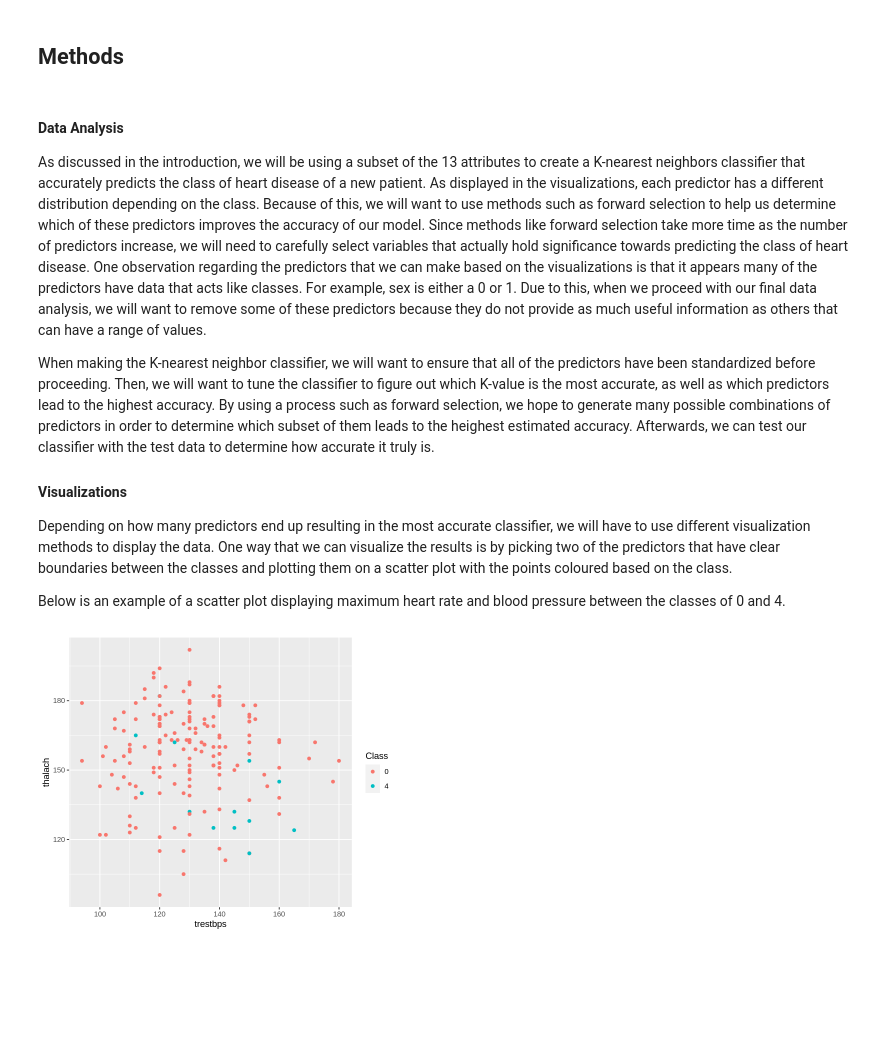
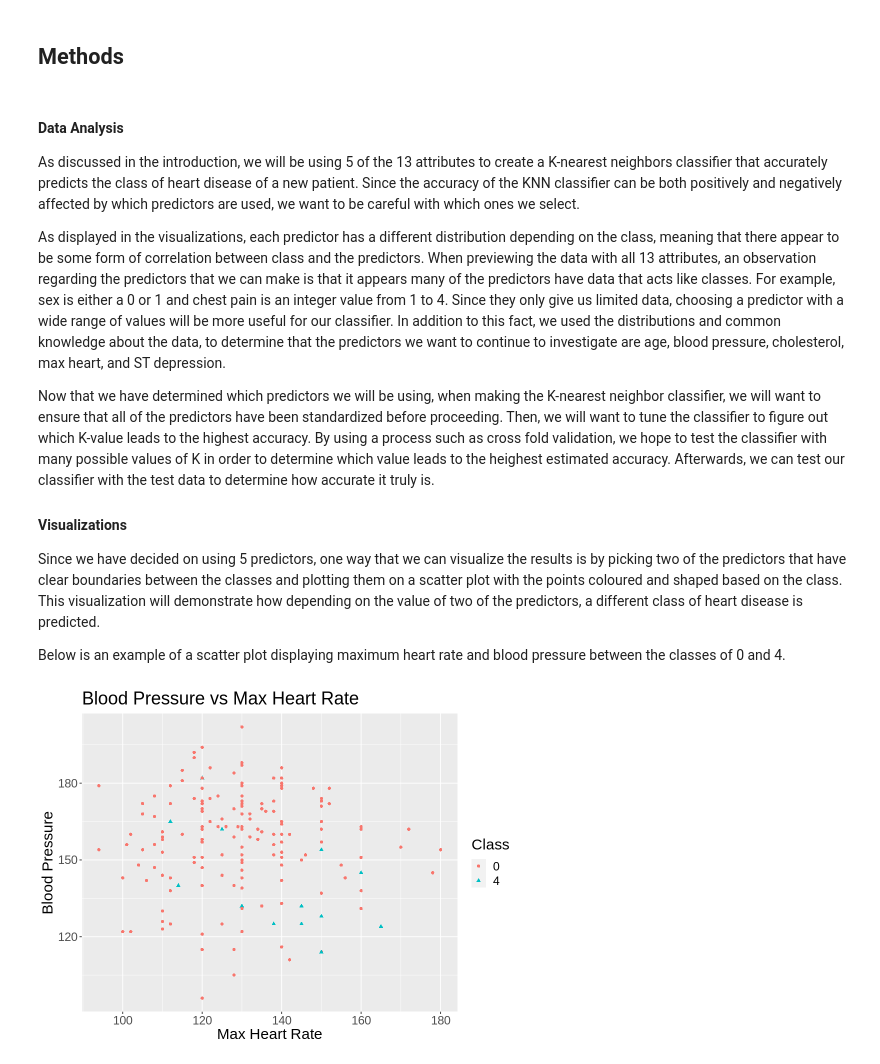
Before and after one commit to jamiema1/Predicting-Heart-Disease-with-KNN-Algorithm, a Jupyter notebook: heart_disease_data.ipynb, the cells around one changed output. Saved outputs shown, nothing was run; the diff lists cells and outputs as text; code cells hidden in the pictures; blank space fills up the shorter version.

```diff
--- a/heart_disease_data.ipynb
+++ b/heart_disease_data.ipynb
@@ -89,6 +106,8 @@ Since the columns are separated by commas, we used `read_csv` to read the file f
 colnames(heart_data) <- c("age", "sex", "cp", "trestbps", "chol", "fbs", "restecg", "thalach", "exang", "oldpeak",
                           "slope", "ca", "thal", "Class")
 
+heart_data <- select(heart_data, age, trestbps, chol, thalach, oldpeak, Class)
+
 #outputs the first 6 rows of the data frame
 head(heart_data)
 # %% [output]
@@ -259,19 +228,24 @@ For our visualizations, we decided to create a histogram for each predictor disp
 ## Methods
 # %% [markdown]
 #### Data Analysis
-As discussed in the introduction, we will be using a subset of the 13 attributes to create a K-nearest neighbors classifier that accurately predicts the class of heart disease of a new patient. As displayed in the visualizations, each predictor has a different distribution depending on the class. Because of this, we will want to use methods such as forward selection to help us determine which of these predictors improves the accuracy of our model. Since methods like forward selection take more time as the number of predictors increase, we will need to carefully select variables that actually hold significance towards predicting the class of heart disease. One observation regarding the predictors that we can make based on the visualizations is that it appears many of the predictors have data that acts like classes. For example, sex is either a 0 or 1. Due to this, when we proceed with our final data analysis, we will want to remove some of these predictors because they do not provide as much useful information as others that can have a range of values.
+As discussed in the introduction, we will be using 5 of the 13 attributes to create a K-nearest neighbors classifier that accurately predicts the class of heart disease of a new patient. Since the accuracy of the KNN classifier can be both positively and negatively affected by which predictors are used, we want to be careful with which ones we select.
 
-When making the K-nearest neighbor classifier, we will want to ensure that all of the predictors have been standardized before proceeding. Then, we will want to tune the classifier to figure out which K-value is the most accurate, as well as which predictors lead to the highest accuracy. By using a process such as forward selection, we hope to generate many possible combinations of predictors in order to determine which subset of them leads to the heighest estimated accuracy. Afterwards, we can test our classifier with the test data to determine how accurate it truly is.
+As displayed in the visualizations, each predictor has a different distribution depending on the class, meaning that there appear to be some form of correlation between class and the predictors. When previewing the data with all 13 attributes, an observation regarding the predictors that we can make is that it appears many of the predictors have data that acts like classes. For example, sex is either a 0 or 1 and chest pain is an integer value from 1 to 4. Since they only give us limited data, choosing a predictor with a wide range of values will be more useful for our classifier. In addition to this fact, we used the distributions and common knowledge about the data, to determine that the predictors we want to continue to investigate are age, blood pressure, cholesterol, max heart, and ST depression.
+
+Now that we have determined which predictors we will be using, when making the K-nearest neighbor classifier, we will want to ensure that all of the predictors have been standardized before proceeding. Then, we will want to tune the classifier to figure out which K-value leads to the highest accuracy. By using a process such as cross fold validation, we hope to test the classifier with many possible values of K in order to determine which value leads to the heighest estimated accuracy. Afterwards, we can test our classifier with the test data to determine how accurate it truly is.
+
 #### Visualizations
-Depending on how many predictors end up resulting in the most accurate classifier, we will have to use different visualization methods to display the data. One way that we can visualize the results is by picking two of the predictors that have clear boundaries between the classes and plotting them on a scatter plot with the points coloured based on the class.
+Since we have decided on using 5 predictors, one way that we can visualize the results is by picking two of the predictors that have clear boundaries between the classes and plotting them on a scatter plot with the points coloured and shaped based on the class. This visualization will demonstrate how depending on the value of two of the predictors, a different class of heart disease is predicted.
 
 Below is an example of a scatter plot displaying maximum heart rate and blood pressure between the classes of 0 and 4.
 # %%
-options(repr.plot.width = 6, repr.plot.height = 5)
-d <- filter(heart_data, Class == 0 | Class == 4)
-ggplot(d, aes(x=trestbps,y=thalach,color=Class)) +
-    geom_point()
+options(repr.plot.width = 8, repr.plot.height = 6)
+limited_classes <- filter(heart_data, Class == 0 | Class == 4)
+ggplot(limited_classes, aes(x=trestbps,y=thalach,color=Class,shape=Class)) +
+    geom_point() +
+    labs(x="Max Heart Rate", y= "Blood Pressure", title="Blood Pressure vs Max Heart Rate") +
+    theme(text = element_text(size=18))
 # %% [output]
-[figure, old version]
+[figure, new version]
 # %% [markdown]
 ### Outcomes and Significance
```
Also changed, not shown: parts of 8 cells of this notebook.
